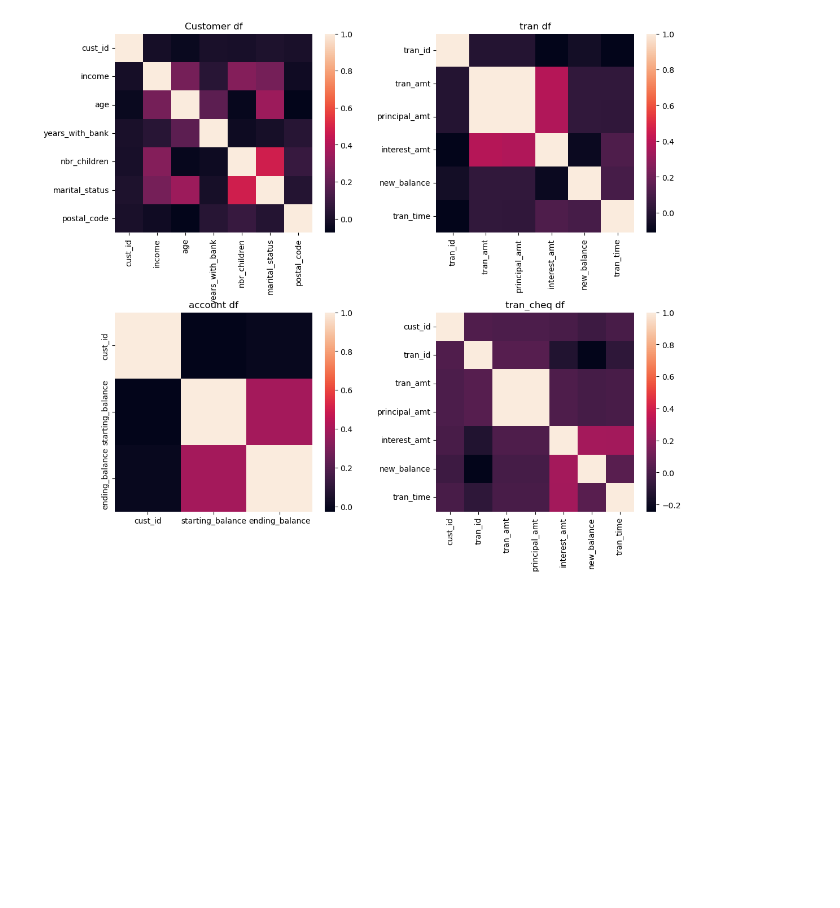
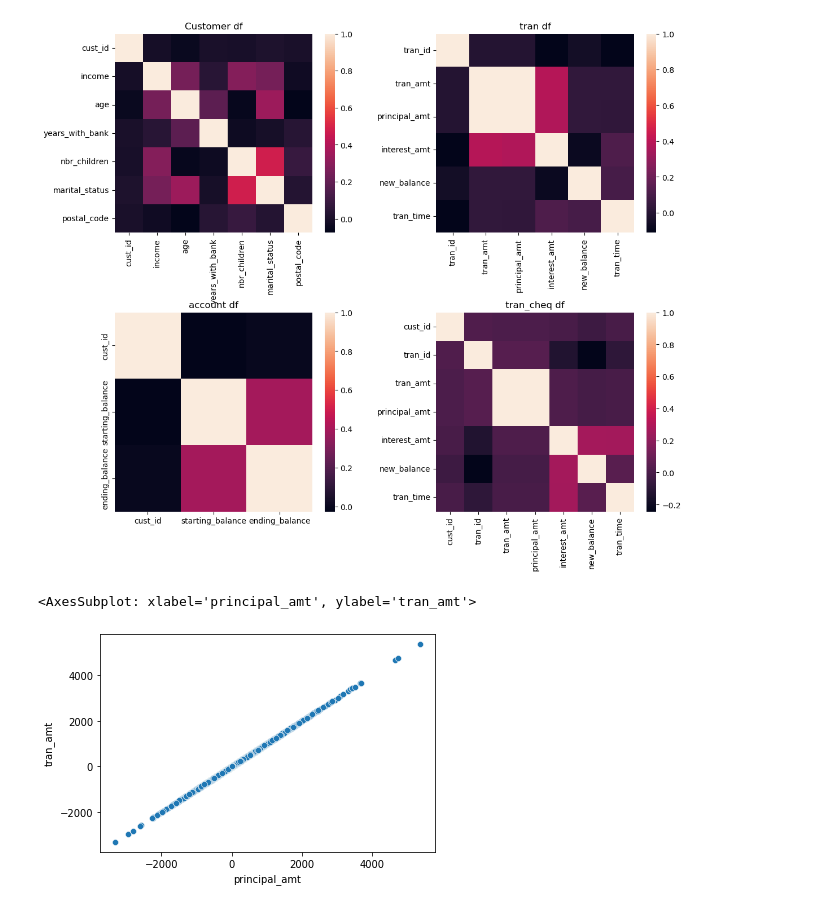
Before and after one commit to Malcolm-Q/mini-project-III, a Jupyter notebook: 2-EDA.ipynb, the cells around one changed output. Cells and saved outputs as stored; diff of their text form; code cells hidden in the pictures; blank space fills up the shorter version.

Commit message:
added some insight and visualizations on some tables. Merged some tables of interest

```diff
--- a/2-EDA.ipynb
+++ b/2-EDA.ipynb
@@ -63,3 +63,8 @@ axes[1,1].set_title('tran_cheq df')
 plt.subplots_adjust(hspace=0.4, wspace=0.3)
 # %% [output]
 [figure]
+# %%
+sns.scatterplot(x=tran_cheq['principal_amt'], y=tran_cheq['tran_amt'])
+# %% [output]
+<AxesSubplot: xlabel='principal_amt', ylabel='tran_amt'>
+[figure, added]
```
Also changed, not shown: parts of 27 cells of this notebook.
